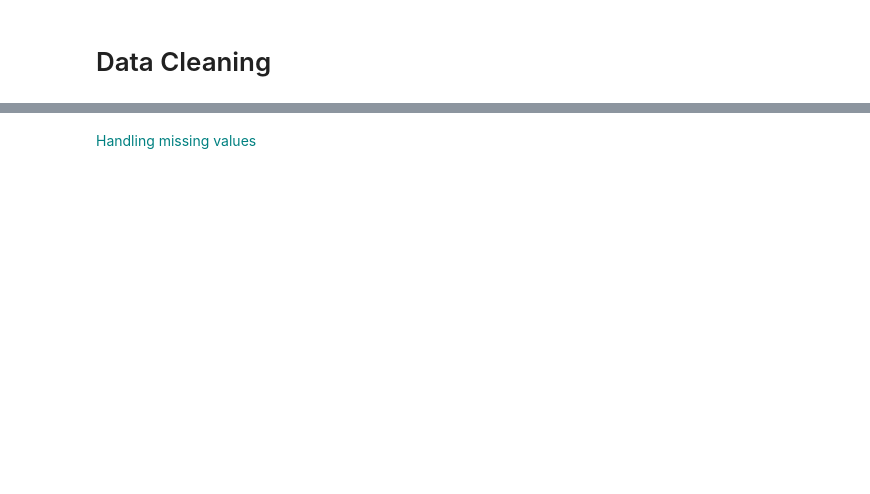
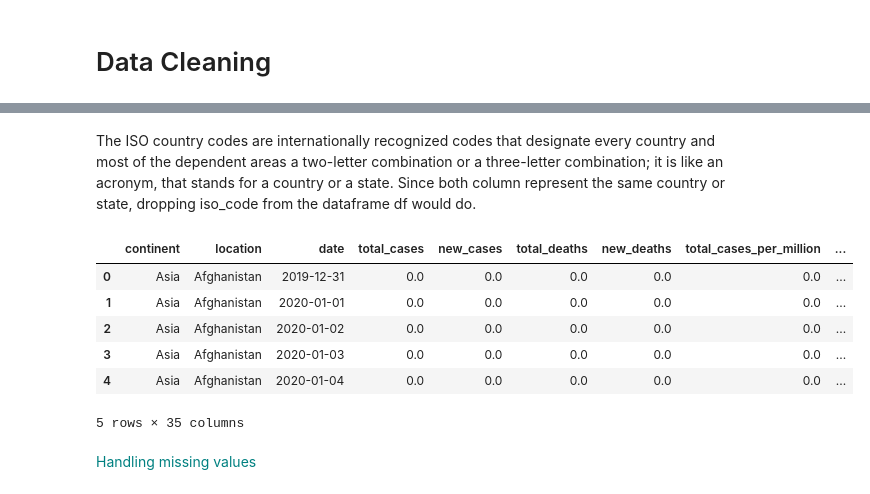
Before and after one commit to umamohantm/springboard, a Jupyter notebook: Capstone 1/Capstone Project - Data Wrangling .ipynb, the cells around one changed output, grey strips where cells are left out. Cells and saved outputs as stored; diff of their text form; code cells hidden in the pictures; blank space fills up the shorter version.

```diff
--- a/Capstone 1/Capstone Project - Data Wrangling .ipynb
+++ b/Capstone 1/Capstone Project - Data Wrangling .ipynb
@@ -300,3 +279,18 @@ df.describe()
+# %% [markdown]
+ The ISO country codes are internationally recognized codes that designate every country and most of the dependent areas a two-letter combination or a three-letter combination; it is like an acronym, that stands for a country or a state. Since both column represent the same country or state, dropping iso_code from the dataframe df would do.
+# %%
+#Drop the iso_code column from the dataframe df using df.drop()
+df=df.drop(columns=['iso_code'],axis=1)
+#Printing the first five rows
+df.head()
+# %% [output]
+|  | continent | location | date | total_cases | new_cases | total_deaths | new_deaths | total_cases_per_million | ... |
+| 0 | Asia | Afghanistan | 2019-12-31 | 0.0 | 0.0 | 0.0 | 0.0 | 0.0 | ... |
+| 1 | Asia | Afghanistan | 2020-01-01 | 0.0 | 0.0 | 0.0 | 0.0 | 0.0 | ... |
+| 2 | Asia | Afghanistan | 2020-01-02 | 0.0 | 0.0 | 0.0 | 0.0 | 0.0 | ... |
+| 3 | Asia | Afghanistan | 2020-01-03 | 0.0 | 0.0 | 0.0 | 0.0 | 0.0 | ... |
+| 4 | Asia | Afghanistan | 2020-01-04 | 0.0 | 0.0 | 0.0 | 0.0 | 0.0 | ... |
+5 rows × 35 columns
 # %% [markdown]
 <font color = 'teal'>Handling missing values</font>
 # %%
```
Also changed, not shown: parts of 31 cells of this notebook.
